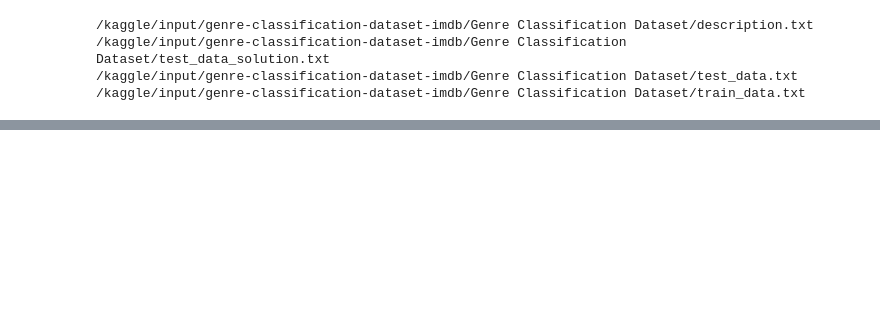
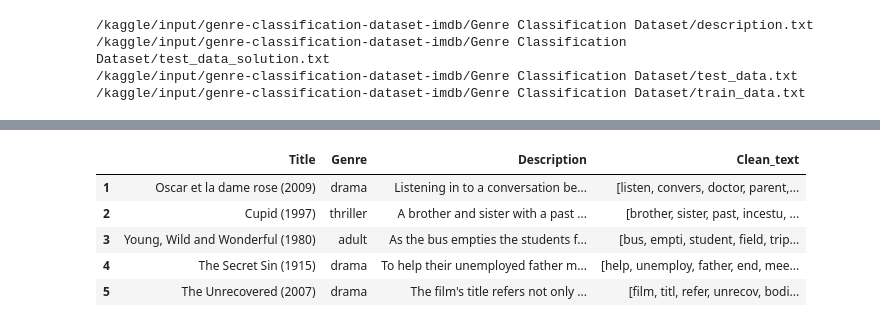
Before and after one commit to DLIBYH/Encryptix, a Jupyter notebook: movie-genre.ipynb, the cells around one changed output, grey strips where cells are left out. Saved outputs shown, nothing was run; the diff lists cells and outputs as text; code cells hidden in the pictures; blank space fills up the shorter version.

```diff
--- a/movie-genre.ipynb
+++ b/movie-genre.ipynb
@@ -40,0 +180,13 @@ from sklearn.feature_extraction.text import TfidfVectorizer
+# %%
+#stemmer
+from nltk.stem.snowball import SnowballStemmer
+stemmer = SnowballStemmer("english")
+train_data['Clean_text']= train_data['Clean_text'].apply(lambda x: [stemmer.stem(i) for i in x])
+train_data.head()
+# %% [output]
+|  | Title | Genre | Description | Clean_text |
+| 1 | Oscar et la dame rose (2009) | drama | Listening in to a conversation be... | [listen, convers, doctor, parent,... |
+| 2 | Cupid (1997) | thriller | A brother and sister with a past ... | [brother, sister, past, incestu, ... |
+| 3 | Young, Wild and Wonderful (1980) | adult | As the bus empties the students f... | [bus, empti, student, field, trip... |
+| 4 | The Secret Sin (1915) | drama | To help their unemployed father m... | [help, unemploy, father, end, mee... |
+| 5 | The Unrecovered (2007) | drama | The film's title refers not only ... | [film, titl, refer, unrecov, bodi... |
```
Also changed, not shown: parts of 23 cells of this notebook.
